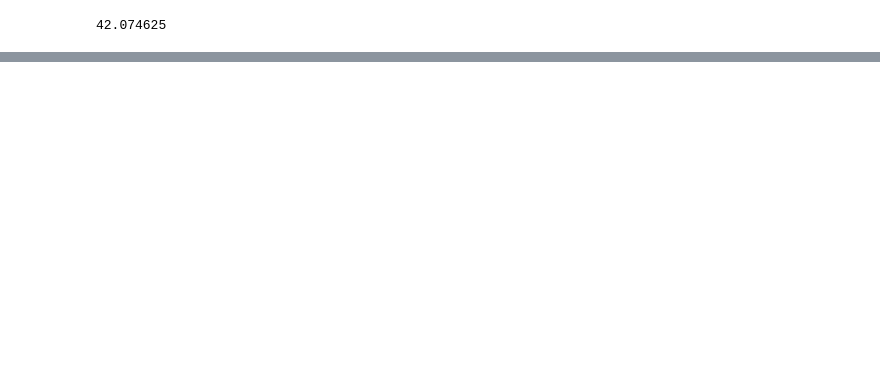
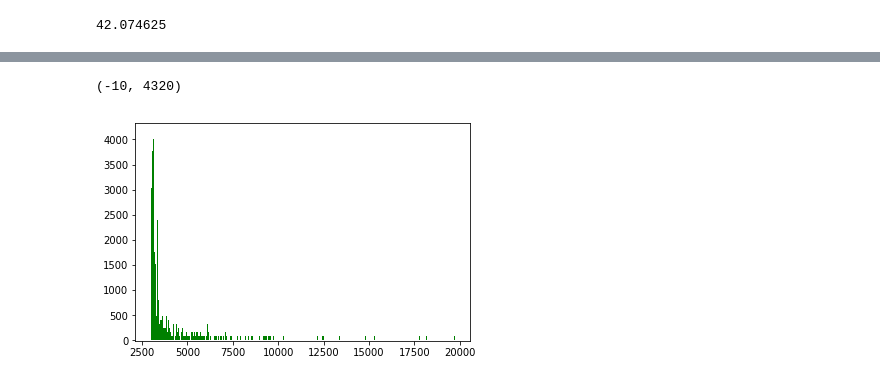
Before and after one commit to nigroup/binaural_audition, a Jupyter notebook: common/data/data_creation/Moritz_Talk.ipynb, the cells around one changed output, grey strips where cells are left out. Drawn from its saved outputs; the diff is of its cells as text; code cells hidden in the pictures; blank space fills up the shorter version.

```diff
--- a/common/data/data_creation/Moritz_Talk.ipynb
+++ b/common/data/data_creation/Moritz_Talk.ipynb
@@ -286,0 +417,4 @@ result_master.shape[0]
+# %%
+sum_lengths_dict = dict()
+for key, lengths in lengths_dir.items():
+    sum_lengths_dict[key] = np.sum(lengths)
@@ -286,0 +423,24 @@ result_master.shape[0]
+# %%
+sum_lengths = 0
+for key, length in sum_lengths_dict.items():
+    if key != 'general':
+        sum_lengths += length
+sum_lengths
+# %%
+import pickle
+file_lengths = pickle.load( open( "/Users/Heiner/repos/binaural_audition/common/data/data_creation/file_lengths.pickle", "rb" ) )
+# %%
+count_lengths_dict = dict()
+for _, length in file_lengths.items():
+    if length not in count_lengths_dict:
+        count_lengths_dict[length] = 1
+    else:
+        count_lengths_dict[length] += 1
+# %%
+plt.figure()
+plt.bar(list(count_lengths_dict.keys()), count_lengths_dict.values(), width=50, color='g')
+max_y = np.max(list(count_lengths_dict.values()))
+plt.ylim((-10, max_y))
+# %% [output]
+(-10, 4320)
+[figure, added]
```
Also changed, not shown: parts of 34 cells of this notebook, 5 other files.
